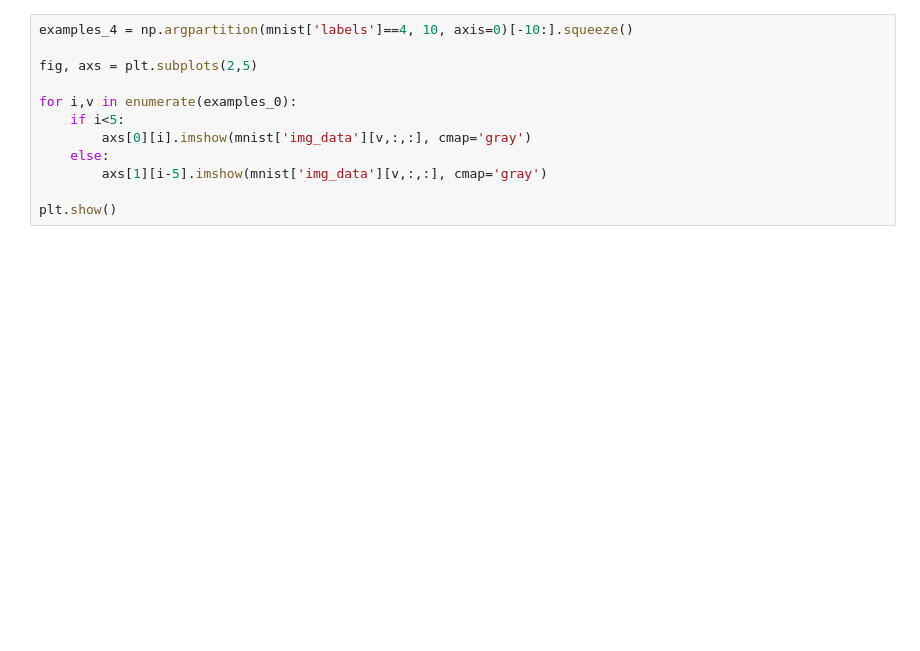
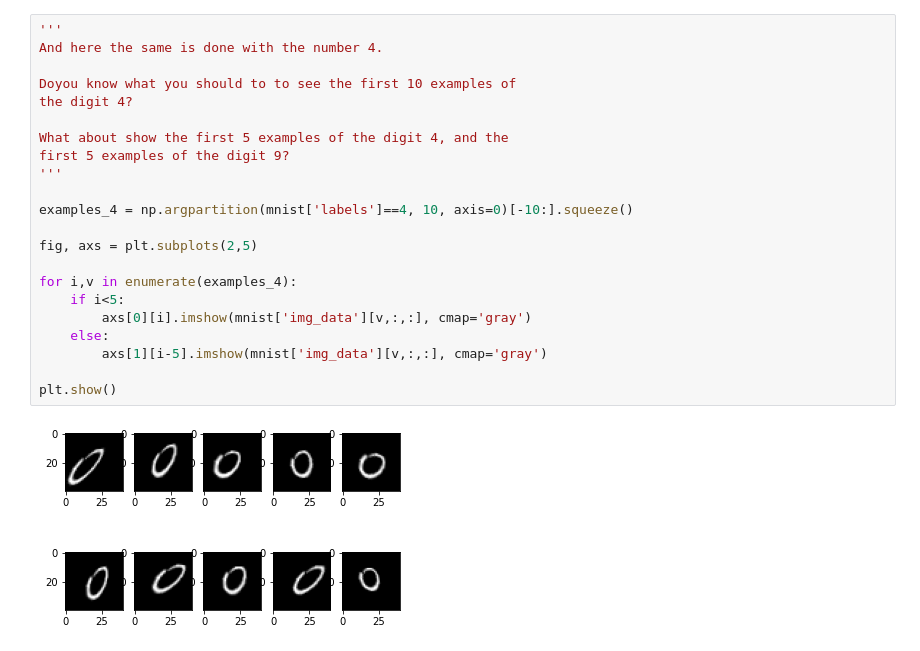
Before and after one commit to ElisaSuarez/czechitas-section3, a Jupyter notebook: ConvolutionalNeuralNetworks.ipynb, the cells around one changed output. Cells and saved outputs as stored; diff of their text form; blank space fills up the shorter version.

```diff
--- a/ConvolutionalNeuralNetworks.ipynb
+++ b/ConvolutionalNeuralNetworks.ipynb
@@ -53,15 +107,27 @@ plt.show()
 # %%
+'''
+And here the same is done with the number 4.
+
+Doyou know what you should to to see the first 10 examples of
+the digit 4?
+
+What about show the first 5 examples of the digit 4, and the
+first 5 examples of the digit 9?
+'''
+
 examples_4 = np.argpartition(mnist['labels']==4, 10, axis=0)[-10:].squeeze()
 
 fig, axs = plt.subplots(2,5)
 
-for i,v in enumerate(examples_0):
+for i,v in enumerate(examples_4):
     if i<5:
         axs[0][i].imshow(mnist['img_data'][v,:,:], cmap='gray')
     else:
         axs[1][i-5].imshow(mnist['img_data'][v,:,:], cmap='gray')
 
 plt.show()
+# %% [output]
+[figure, added]
 # %%
 examples,_ = np.nonzero(mnist['labels']==4)
 examples = np.random.choice(examples, 10)
```
Also changed, not shown: parts of 28 cells of this notebook.
